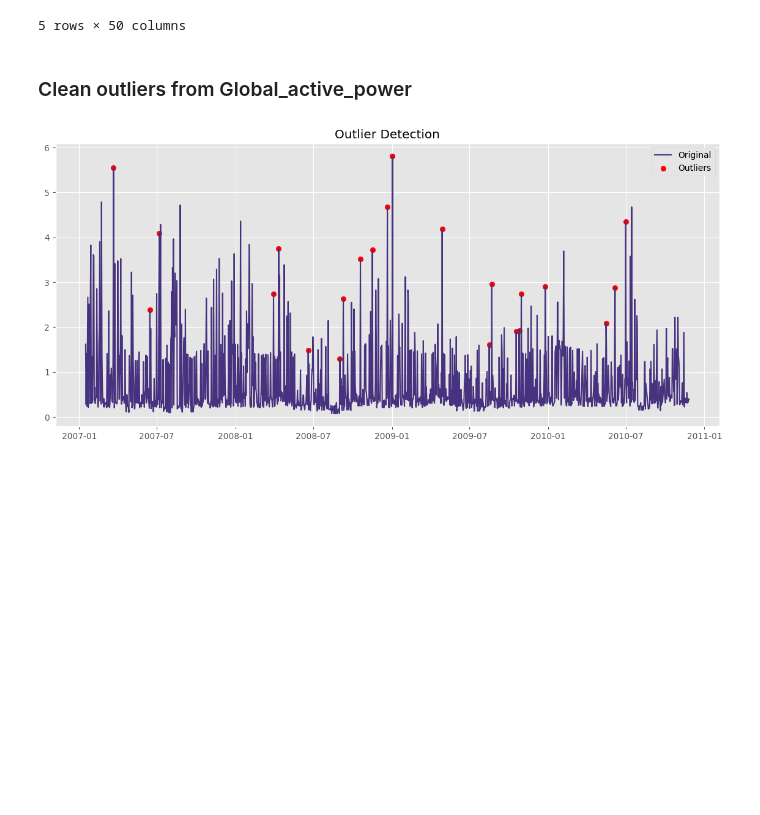
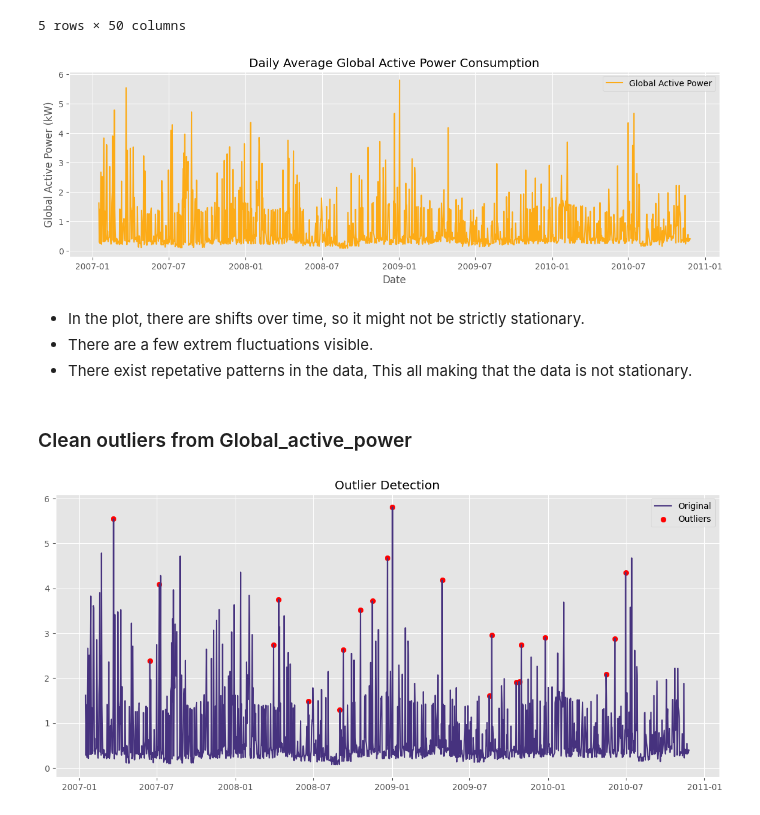
Before and after one commit to bhusalgokarna/Ds_FinalProject, a Jupyter notebook: models/ts_Model.ipynb, the cells around one changed output. Drawn from its saved outputs; the diff is of its cells as text; code cells hidden in the pictures; blank space fills up the shorter version.

Commit message:
Powerpoint updated

```diff
--- a/models/ts_Model.ipynb
+++ b/models/ts_Model.ipynb
@@ -37,6 +37,21 @@ df.head()
 | 2007-01-19 | 0.238 | 13.72 | 84.9 | 4 | 19 | 1 | 2007 | 0 | ... |
 | 2007-01-20 | 1.374 | 12.00 | 79.0 | 5 | 20 | 1 | 2007 | 1 | ... |
 5 rows × 50 columns
+# %%
+# Is Global_active_power stationary?
+plt.figure(figsize=(14, 4))
+plt.plot(df.index,df['Global_active_power'], label='Global Active Power', color='orange', linewidth=1.5, alpha=0.9)
+plt.title('Daily Average Global Active Power Consumption')
+plt.xlabel('Date')
+plt.ylabel('Global Active Power (kW)')
+plt.legend()
+plt.show()
+# %% [output]
+[figure, added]
+# %% [markdown]
+- In the plot, there are shifts over time, so it might not be strictly stationary.
+- There are a few extrem fluctuations visible.
+- There exist repetative patterns in the data, This all making that the data is not stationary.
 # %% [markdown]
 ### Clean outliers from Global_active_power
 # %%
```
Also changed, not shown: 1 other file.
